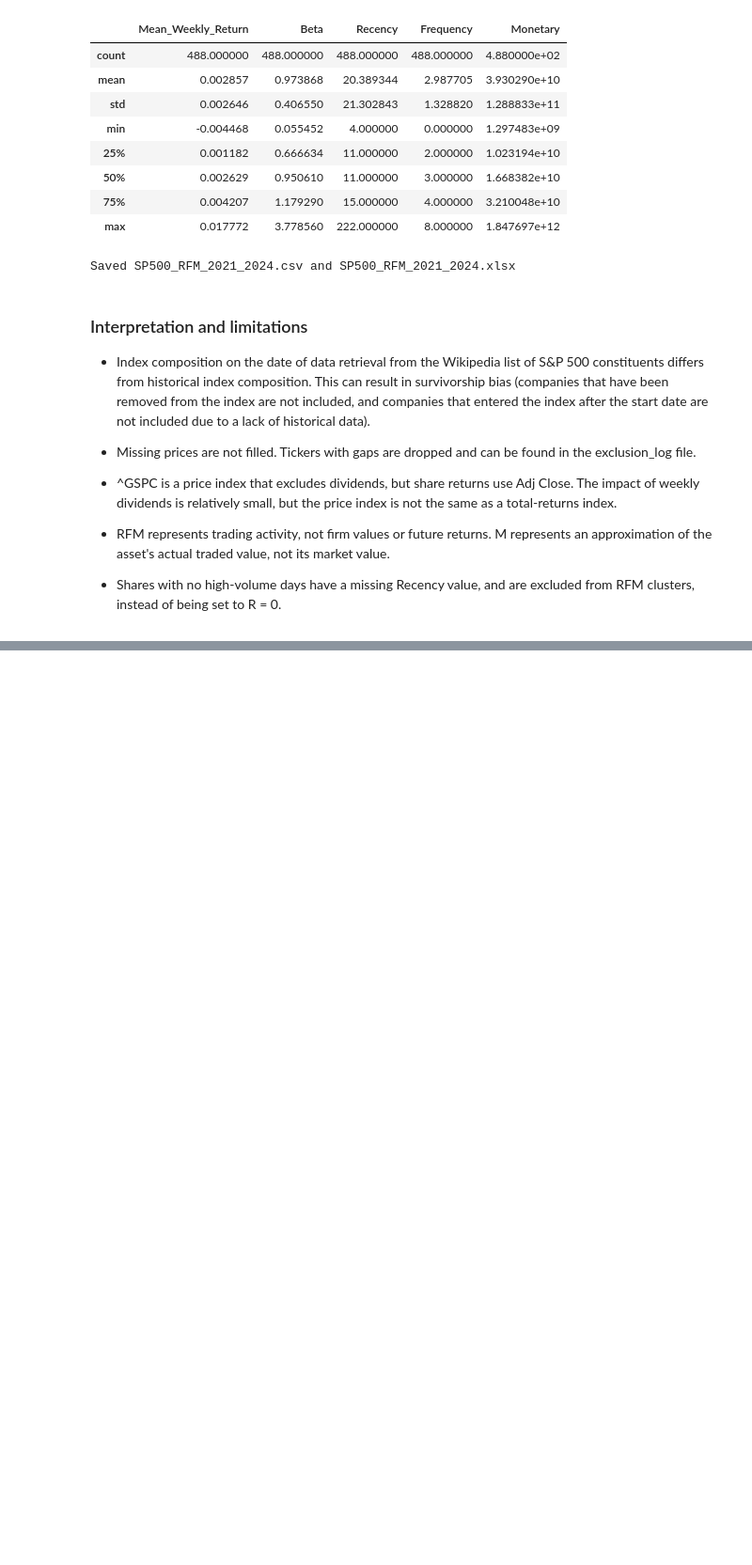
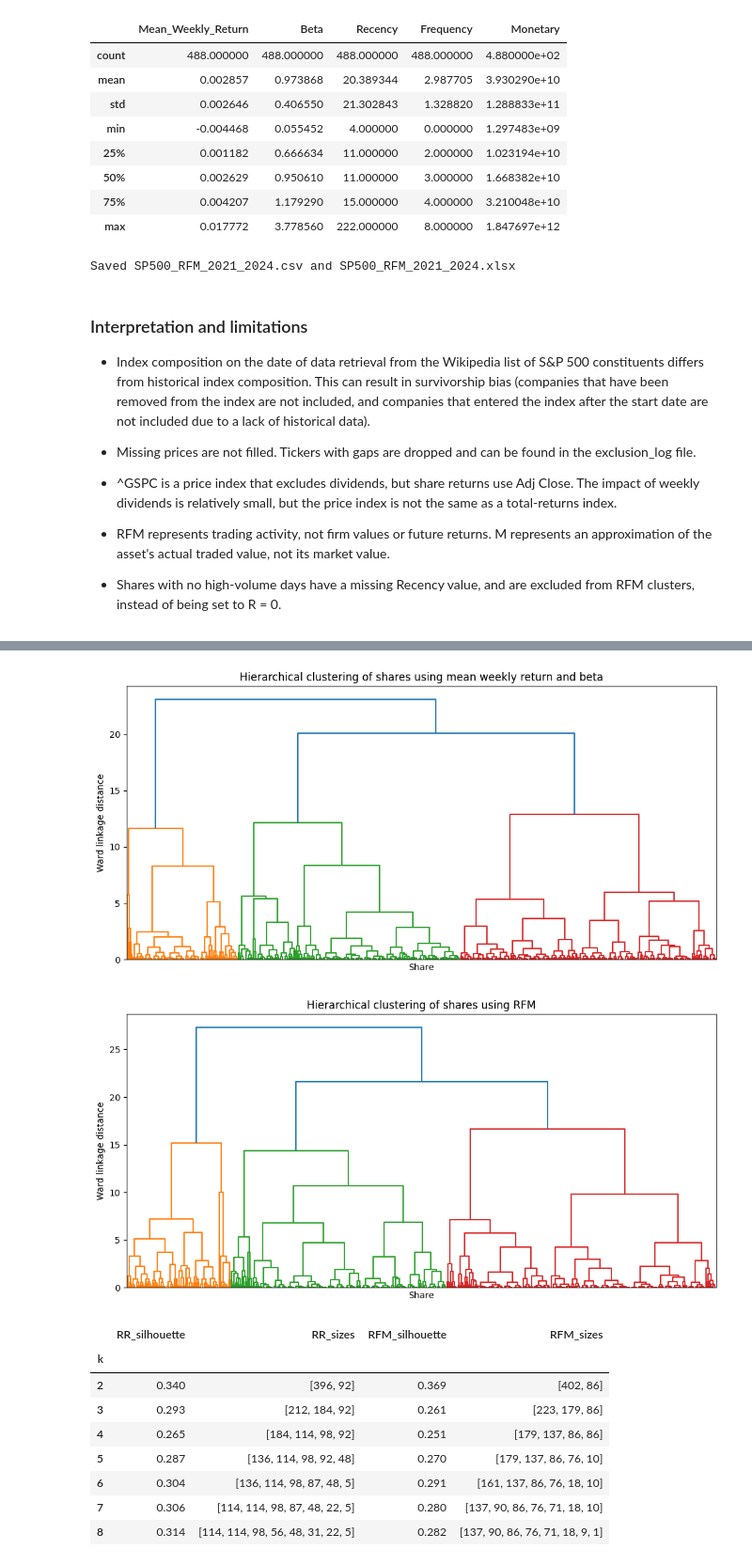
Before and after one commit to hasansameer163/CRM-CW1, a Jupyter notebook: SP500_RFM_Analysis_2021_2024.ipynb, the cells around one changed output, grey strips where cells are left out. Shown at 94% size. Saved outputs shown, nothing was run; the diff lists cells and outputs as text; code cells hidden in the pictures; blank space fills up the shorter version.

```diff
--- a/SP500_RFM_Analysis_2021_2024.ipynb
+++ b/SP500_RFM_Analysis_2021_2024.ipynb
@@ -491,0 +568,39 @@ Saved SP500_RFM_2021_2024.csv and SP500_RFM_2021_2024.xlsx
+# %%
+hierarchy_rr = linkage(X_rr_scaled, method="ward")
+hierarchy_rfm = linkage(X_rfm_scaled, method="ward")
+
+for hierarchy, title in [(hierarchy_rr, "mean weekly return and beta"),
+                         (hierarchy_rfm, "RFM")]:
+    plt.figure(figsize=(10, 5))
+    dendrogram(hierarchy, no_labels=True)
+    plt.title(f"Hierarchical clustering of shares using {title}")
+    plt.xlabel("Share")
+    plt.ylabel("Ward linkage distance")
+    plt.tight_layout()
+    plt.show()
+
+ward_results = []
+for k in range(2, 9):
+    labels_rr = cut_tree(hierarchy_rr, n_clusters=k).ravel()
+    labels_rfm = cut_tree(hierarchy_rfm, n_clusters=k).ravel()
+    ward_results.append({
+        "k": k,
+        "RR_silhouette": round(silhouette_score(X_rr_scaled, labels_rr), 3),
+        "RR_sizes": sorted(np.bincount(labels_rr).tolist(), reverse=True),
+        "RFM_silhouette": round(silhouette_score(X_rfm_scaled, labels_rfm), 3),
+        "RFM_sizes": sorted(np.bincount(labels_rfm).tolist(), reverse=True),
+    })
+ward_results = pd.DataFrame(ward_results).set_index("k")
+ward_results
+# %% [output]
+[figure, added]
+[figure, added]
+|  | RR_silhouette | RR_sizes | RFM_silhouette | RFM_sizes |
+| k |  |  |  |  |
+| 2 | 0.340 | [396, 92] | 0.369 | [402, 86] |
+| 3 | 0.293 | [212, 184, 92] | 0.261 | [223, 179, 86] |
+| 4 | 0.265 | [184, 114, 98, 92] | 0.251 | [179, 137, 86, 86] |
+| 5 | 0.287 | [136, 114, 98, 92, 48] | 0.270 | [179, 137, 86, 76, 10] |
+| 6 | 0.304 | [136, 114, 98, 87, 48, 5] | 0.291 | [161, 137, 86, 76, 18, 10] |
+| 7 | 0.306 | [114, 114, 98, 87, 48, 22, 5] | 0.280 | [137, 90, 86, 76, 71, 18, 10] |
+| 8 | 0.314 | [114, 114, 98, 56, 48, 31, 22, 5] | 0.282 | [137, 90, 86, 76, 71, 18, 9, 1] |
```
Also changed, not shown: parts of 16 cells of this notebook, 1 other file.
